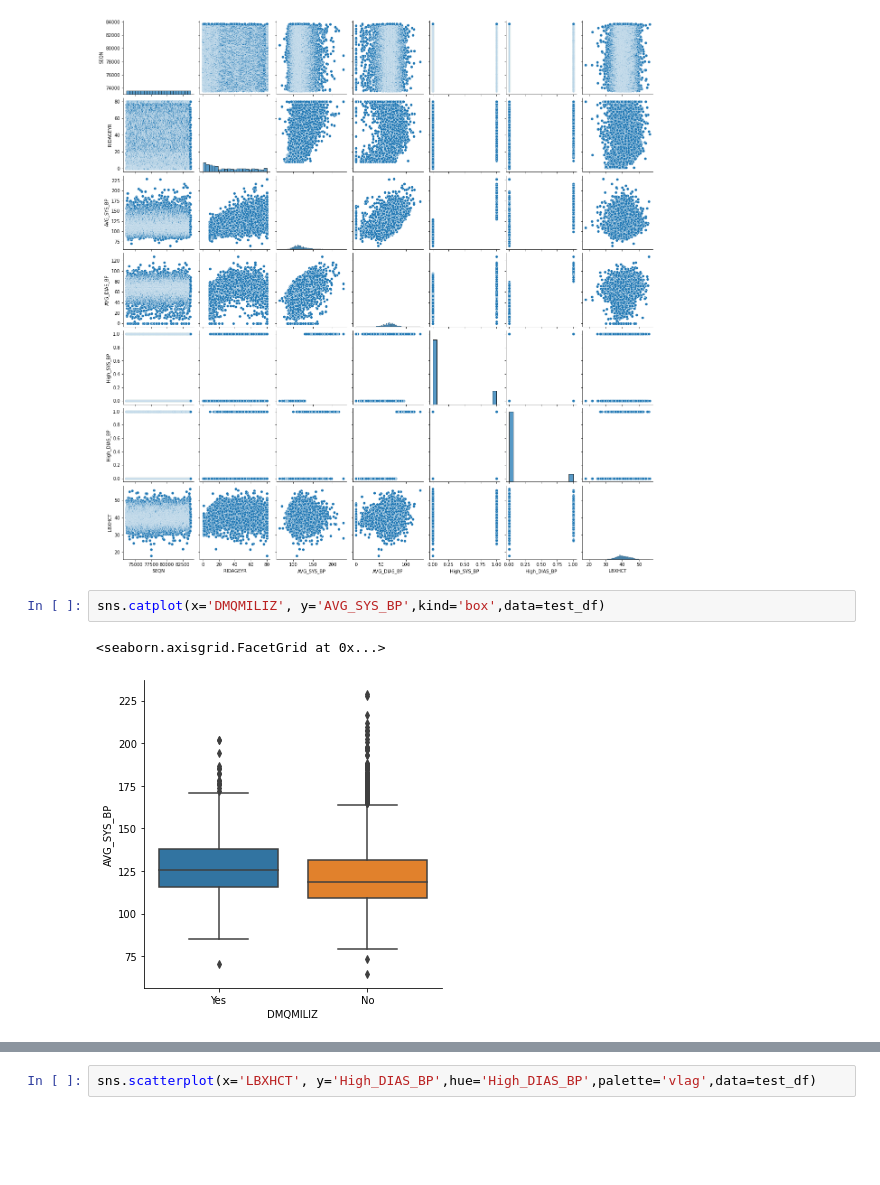
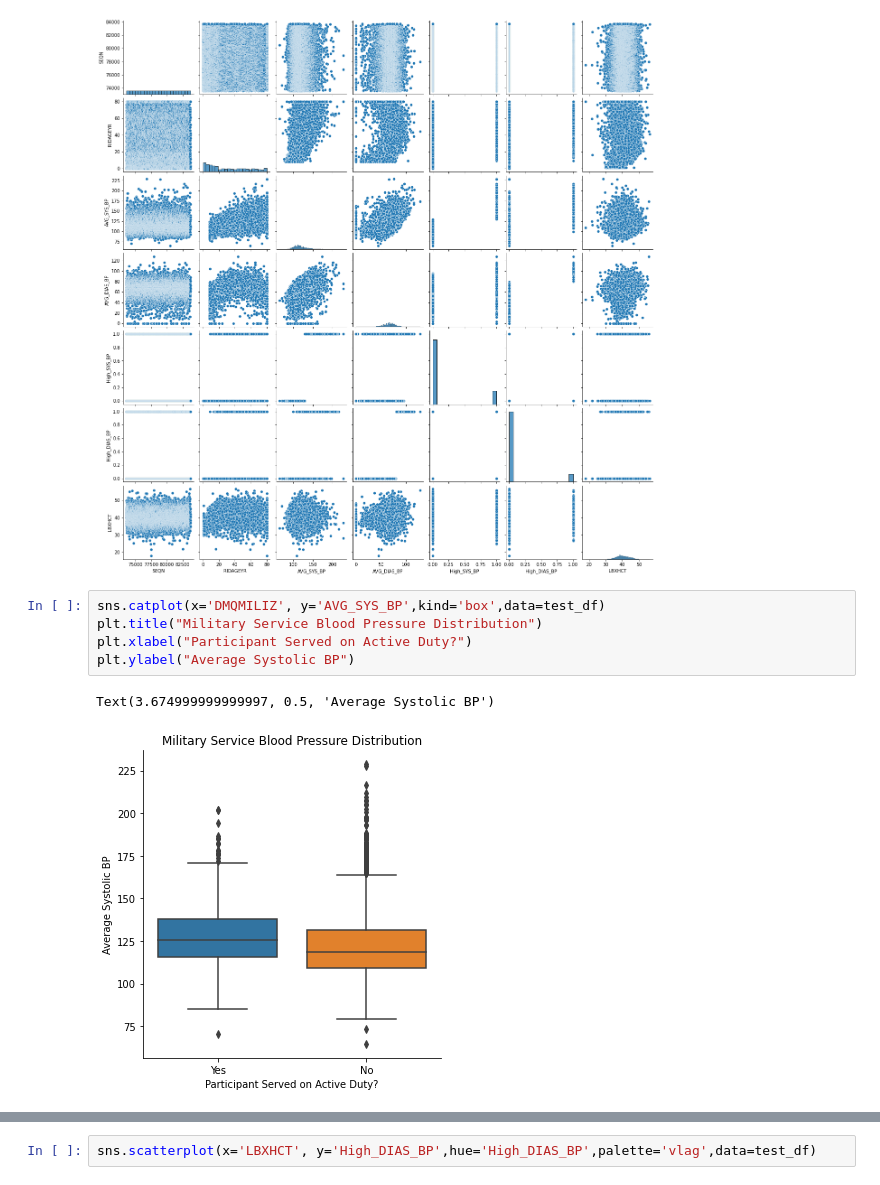
Before and after one commit to noodleybroodley/Final-Capstone, a Jupyter notebook: notebooks/test.ipynb, the cells around one changed output, grey strips where cells are left out. Cells and saved outputs as stored; diff of their text form; blank space fills up the shorter version.

```diff
--- a/notebooks/test.ipynb
+++ b/notebooks/test.ipynb
@@ -163,8 +187,11 @@ sns.pairplot(new_df.df)
 [figure]
 # %%
 sns.catplot(x='DMQMILIZ', y='AVG_SYS_BP',kind='box',data=test_df)
+plt.title("Military Service Blood Pressure Distribution")
+plt.xlabel("Participant Served on Active Duty?")
+plt.ylabel("Average Systolic BP")
 # %% [output]
-<seaborn.axisgrid.FacetGrid at 0x...>
+Text(3.674999999999997, 0.5, 'Average Systolic BP')
-[figure, old version]
+[figure, new version]
 # %%
 marital_plot = sns.catplot(x='AVG_SYS_BP', y='DMDMARTL', kind='box', orient='h',data=test_df)
```
Also changed, not shown: parts of 9 cells of this notebook, 8 other files.
